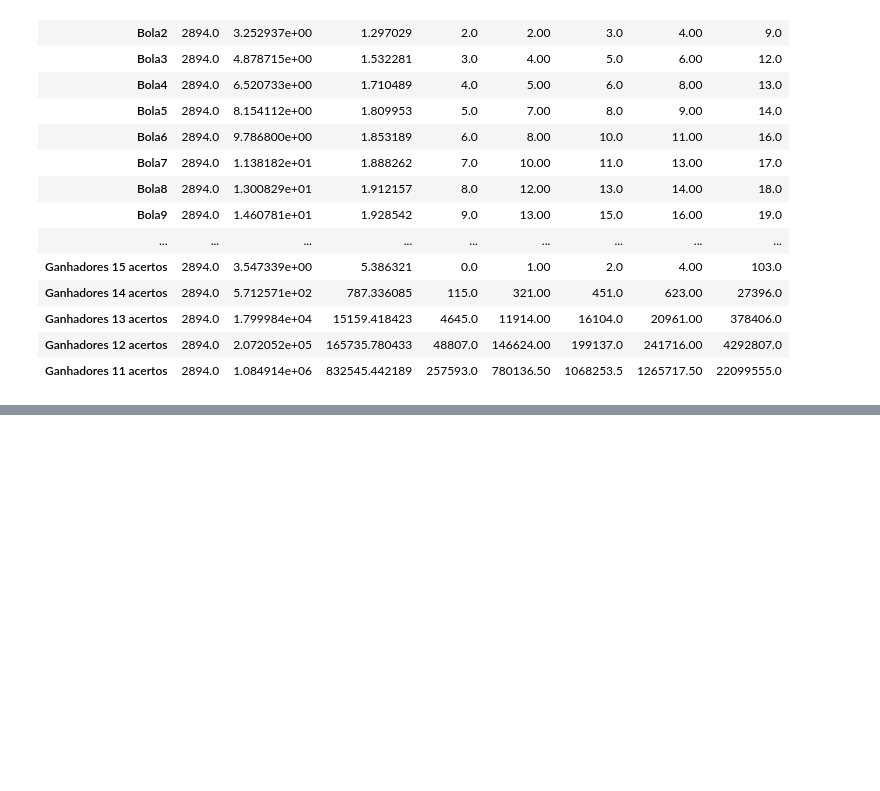
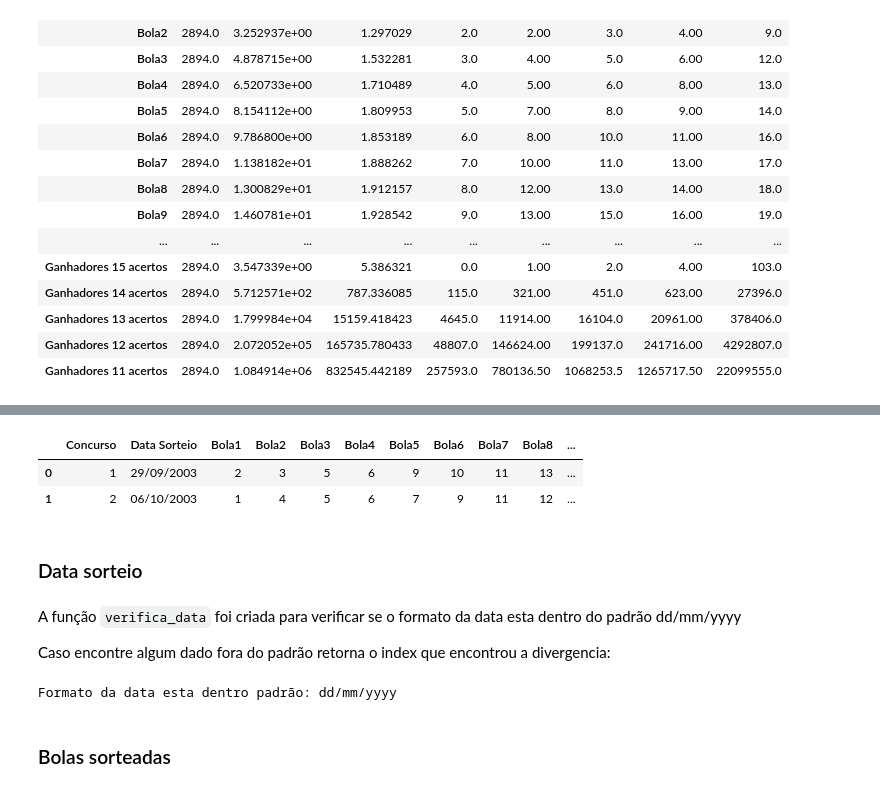
Before and after one commit to AurelioGuilherme/ETL-Engenharia-de-dados-DNC, a Jupyter notebook: Notebook/lotofacil.ipynb, the cells around one changed output, grey strips where cells are left out. Cells and saved outputs as stored; diff of their text form; code cells hidden in the pictures; blank space fills up the shorter version.

```diff
--- a/Notebook/lotofacil.ipynb
+++ b/Notebook/lotofacil.ipynb
@@ -18,0 +27,2 @@ df = pd.read_excel("../Data/Lotofacil.xlsx")
+# %%
+df = carregar_dados_xlsx()
@@ -129,0 +161,18 @@ O conjunto de dados possui as informações do histórico de jogos da Lotofácil
+# %%
+df.head(2)
+# %% [output]
+|  | Concurso | Data Sorteio | Bola1 | Bola2 | Bola3 | Bola4 | Bola5 | Bola6 | Bola7 | Bola8 | ... |
+| 0 | 1 | 29/09/2003 | 2 | 3 | 5 | 6 | 9 | 10 | 11 | 13 | ... |
+| 1 | 2 | 06/10/2003 | 1 | 4 | 5 | 6 | 7 | 9 | 11 | 12 | ... |
+# %% [markdown]
+### Data sorteio
+# %% [markdown]
+A função `verifica_data` foi criada para verificar se o formato da data esta dentro do padrão dd/mm/yyyy
+
+Caso encontre algum dado fora do padrão retorna o index que encontrou a divergencia:
+# %%
+verifica_data(df, "Data Sorteio")
+# %% [output]
+Formato da data esta dentro padrão: dd/mm/yyyy
+# %% [markdown]
+### Bolas sorteadas
```
Also changed, not shown: parts of 18 cells of this notebook, 1 other file.
